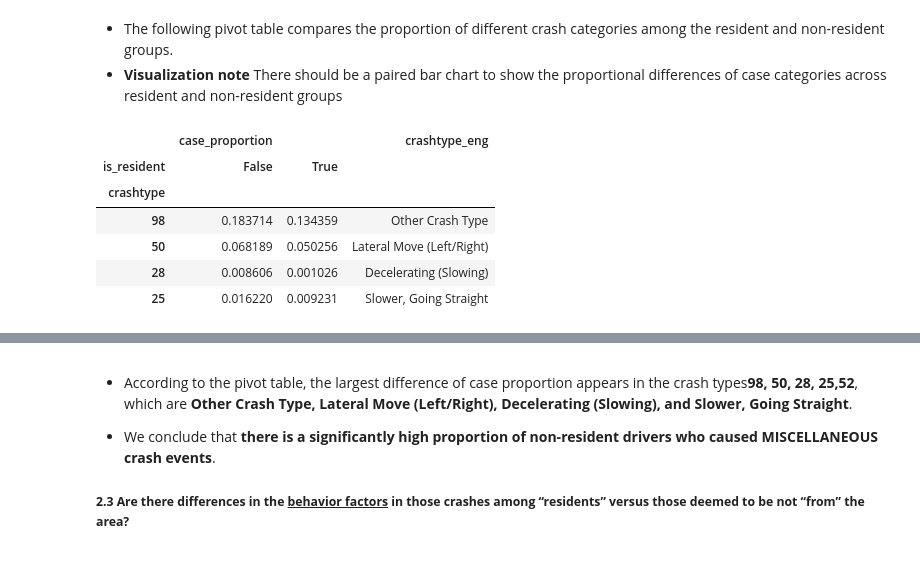
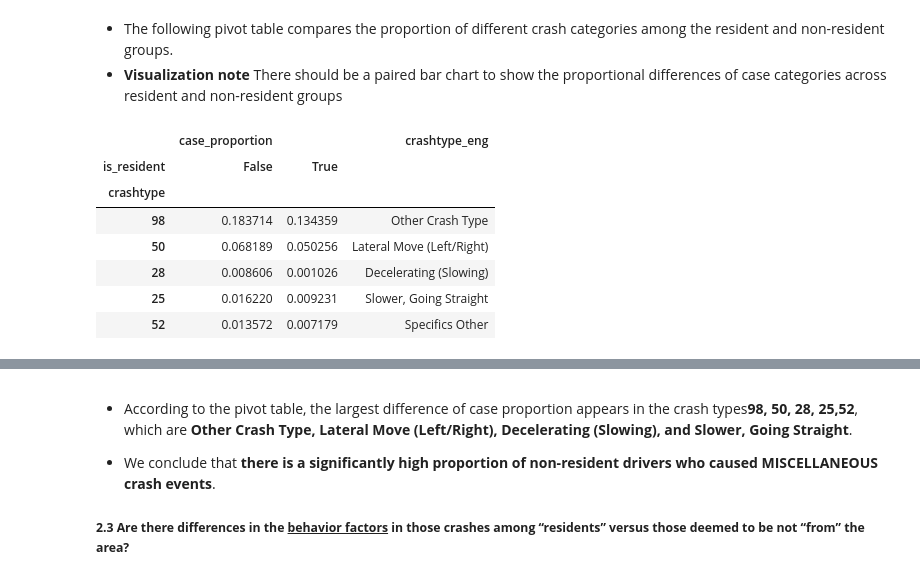
Before and after one commit to Chacoon3/Info-Challenge-2023, a Jupyter notebook: code_py/analysis.ipynb, the cells around one changed output, grey strips where cells are left out. Drawn from its saved outputs; the diff is of its cells as text; code cells hidden in the pictures.

```diff
--- a/code_py/analysis.ipynb
+++ b/code_py/analysis.ipynb
@@ -169,21 +169,22 @@ df_data_crash
 # %%
 df_crash_pivoted = df_data_crash.pivot(
     index='crashtype', columns='is_resident', values=['case_proportion'])
 
 df_crash_pivoted['diff'] = df_crash_pivoted[(
     'case_proportion', False)] - df_crash_pivoted[('case_proportion', True)]
 df_crash_pivoted.sort_values(by='diff', ascending=False, inplace=True)
 df_crash_pivoted.drop(axis=1, labels='diff', inplace=True)
 df_crash_pivoted = df_crash_pivoted.fillna(0)
 
 df_crash_pivoted['crashtype_eng'] = df_crash_pivoted.index.map(
     map_crashtype_eng)
-df_crash_pivoted[:4]
+df_crash_pivoted[:5]
 # %% [output]
 |  | case_proportion |  | crashtype_eng |
 | is_resident | False | True |  |
 | crashtype |  |  |  |
 | 98 | 0.183714 | 0.134359 | Other Crash Type |
 | 50 | 0.068189 | 0.050256 | Lateral Move (Left/Right) |
 | 28 | 0.008606 | 0.001026 | Decelerating (Slowing) |
 | 25 | 0.016220 | 0.009231 | Slower, Going Straight |
+| 52 | 0.013572 | 0.007179 | Specifics Other |
```
Also changed, not shown: parts of 4 cells of this notebook, 1 other file.
